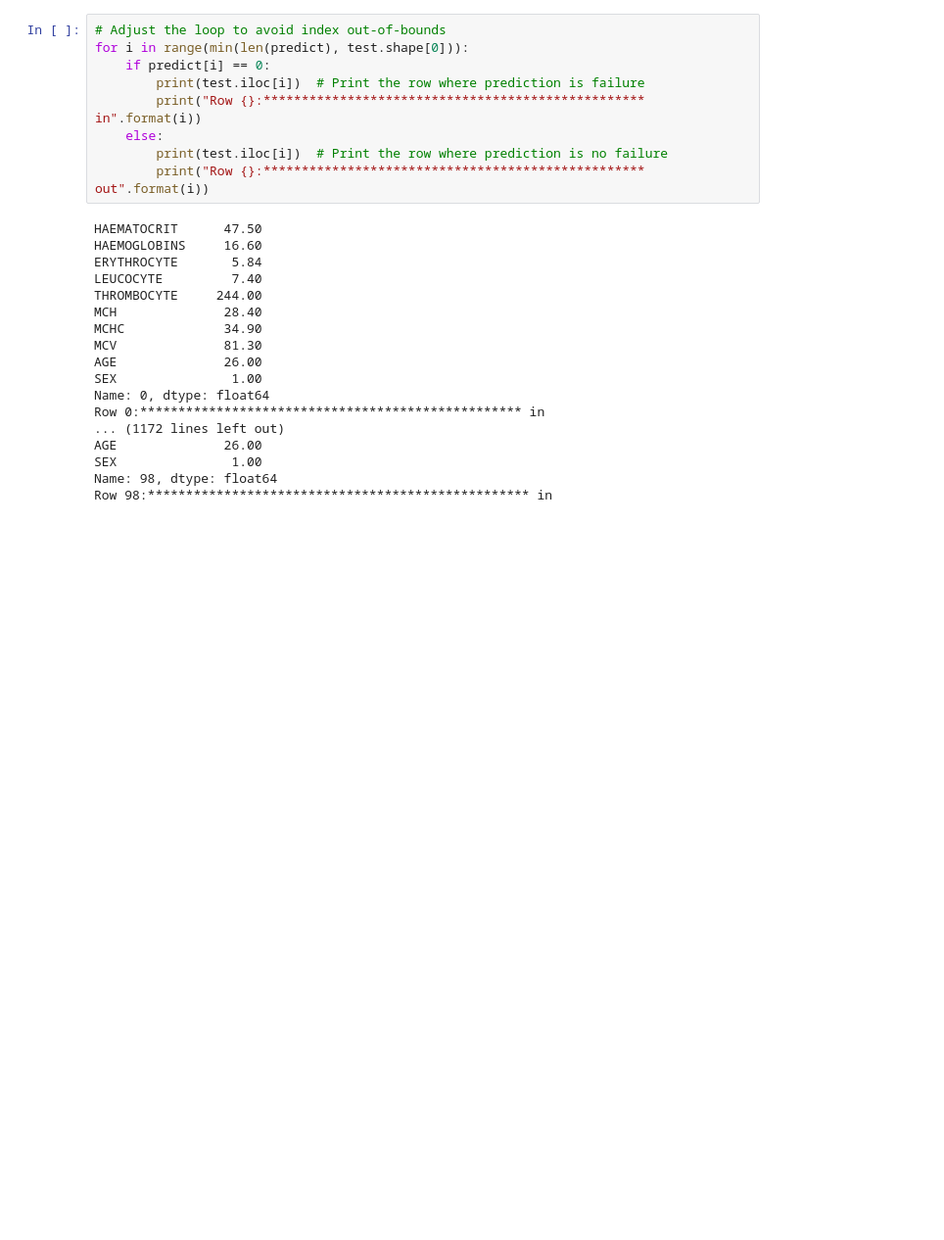
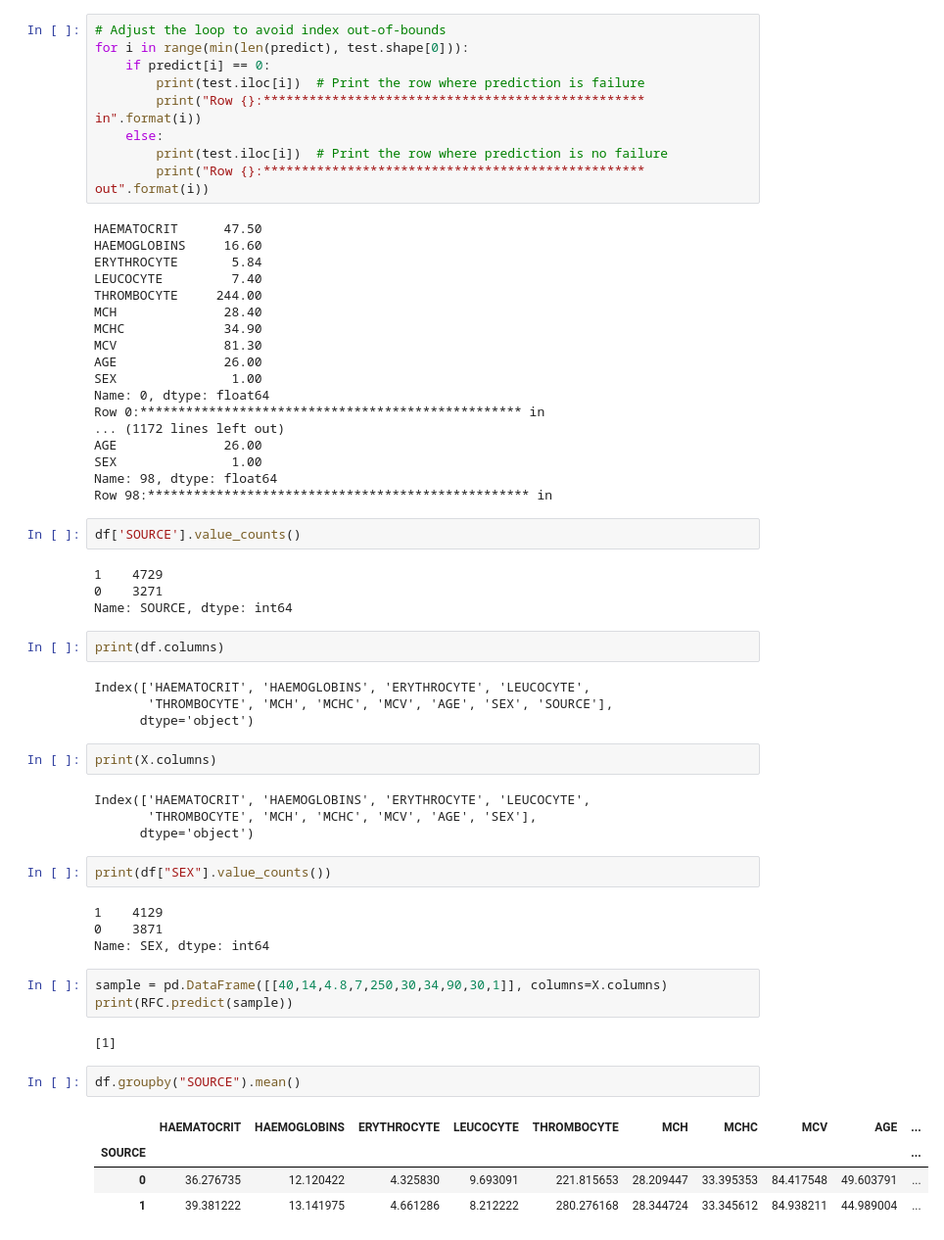
Before and after one commit to ambica-manoj/clinical_trial, a Jupyter notebook: backend/Health.ipynb, the cells around one changed output. Shown at 98% size. Drawn from its saved outputs; the diff is of its cells as text; blank space fills up the shorter version.

```diff
--- a/backend/Health.ipynb
+++ b/backend/Health.ipynb
@@ -444,3 +444,39 @@ AGE              26.00
 SEX               1.00
 Name: 98, dtype: float64
 Row 98:************************************************** in
+# %%
+df['SOURCE'].value_counts()
+# %% [output]
+1    4729
+0    3271
+Name: SOURCE, dtype: int64
+# %%
+print(df.columns)
+# %% [output]
+Index(['HAEMATOCRIT', 'HAEMOGLOBINS', 'ERYTHROCYTE', 'LEUCOCYTE',
+       'THROMBOCYTE', 'MCH', 'MCHC', 'MCV', 'AGE', 'SEX', 'SOURCE'],
+      dtype='object')
+# %%
+print(X.columns)
+# %% [output]
+Index(['HAEMATOCRIT', 'HAEMOGLOBINS', 'ERYTHROCYTE', 'LEUCOCYTE',
+       'THROMBOCYTE', 'MCH', 'MCHC', 'MCV', 'AGE', 'SEX'],
+      dtype='object')
+# %%
+print(df["SEX"].value_counts())
+# %% [output]
+1    4129
+0    3871
+Name: SEX, dtype: int64
+# %%
+sample = pd.DataFrame([[40,14,4.8,7,250,30,34,90,30,1]], columns=X.columns)
+print(RFC.predict(sample))
+# %% [output]
+[1]
+# %%
+df.groupby("SOURCE").mean()
+# %% [output]
+|  | HAEMATOCRIT | HAEMOGLOBINS | ERYTHROCYTE | LEUCOCYTE | THROMBOCYTE | MCH | MCHC | MCV | AGE | ... |
+| SOURCE |  |  |  |  |  |  |  |  |  | ... |
+| 0 | 36.276735 | 12.120422 | 4.325830 | 9.693091 | 221.815653 | 28.209447 | 33.395353 | 84.417548 | 49.603791 | ... |
+| 1 | 39.381222 | 13.141975 | 4.661286 | 8.212222 | 280.276168 | 28.344724 | 33.345612 | 84.938211 | 44.989004 | ... |
```
Also changed, not shown: parts of 3 cells of this notebook, 6 other files.
